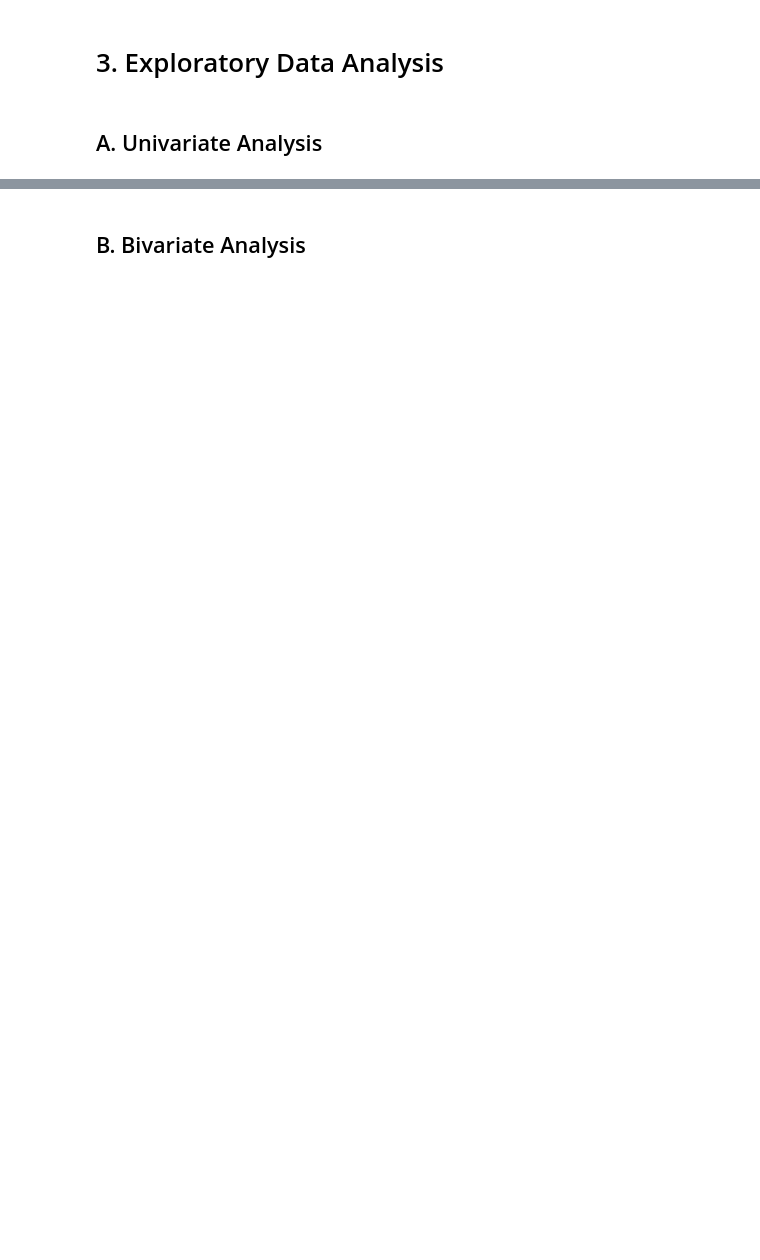
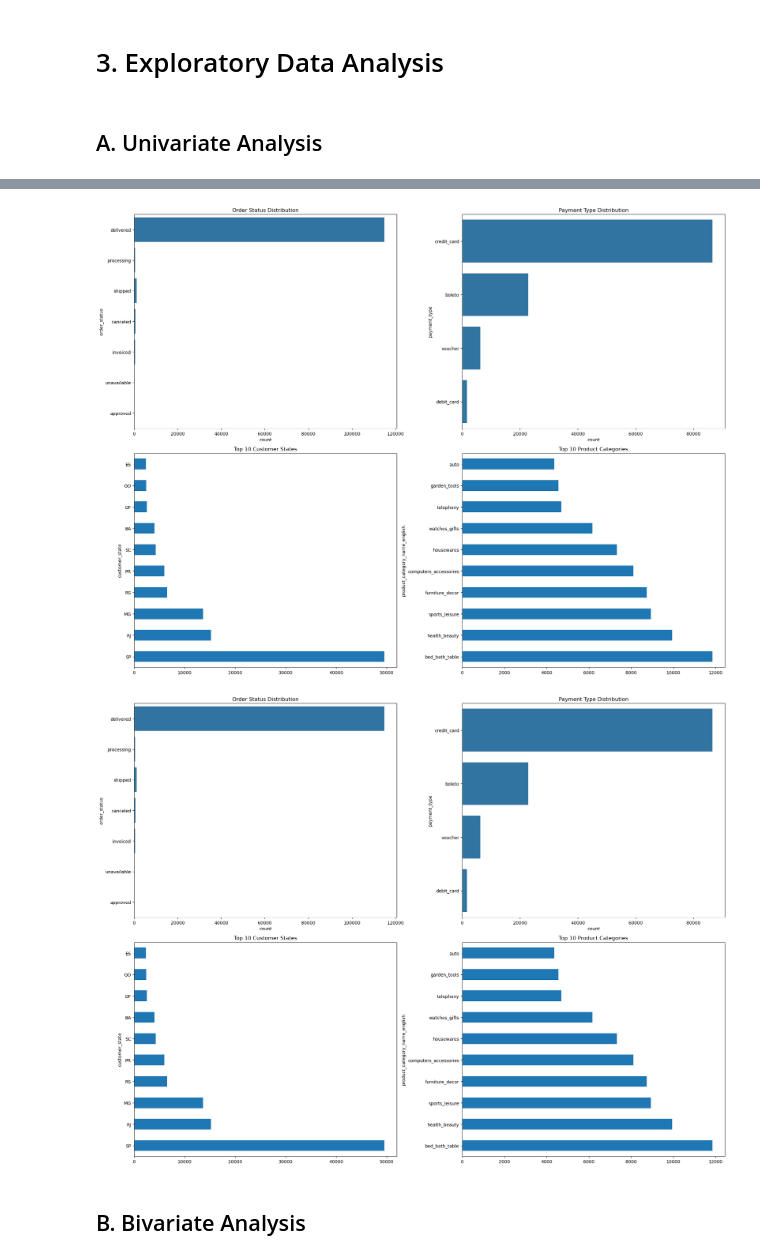
Before and after one commit to fahdmuchammad/Final_project_Sigma, a Jupyter notebook: Fin_pro_baru_EDA_fahd.ipynb, the cells around one changed output, grey strips where cells are left out. Cells and saved outputs as stored; diff of their text form; code cells hidden in the pictures; blank space fills up the shorter version.

```diff
--- a/Fin_pro_baru_EDA_fahd.ipynb
+++ b/Fin_pro_baru_EDA_fahd.ipynb
@@ -755,2 +894,33 @@ dtype: int64
+# %%
+def plot_categorical_variables(df):
+    """
+    Plot categorical variable distributions
+    """
+    fig, axes = plt.subplots(2, 2, figsize=(20, 15))
+
+    # Order Status
+    sns.countplot(data=df, y='order_status', ax=axes[0,0])
+    axes[0,0].set_title('Order Status Distribution')
+
+    # Payment Type
+    sns.countplot(data=df, y='payment_type', ax=axes[0,1])
+    axes[0,1].set_title('Payment Type Distribution')
+
+    # Customer State
+    customer_state_counts = df['customer_state'].value_counts().head(10)
+    customer_state_counts.plot(kind='barh', ax=axes[1,0])
+    axes[1,0].set_title('Top 10 Customer States')
+
+    # Product Category
+    product_category_counts = df['product_category_name_english'].value_counts().head(10)
+    product_category_counts.plot(kind='barh', ax=axes[1,1])
+    axes[1,1].set_title('Top 10 Product Categories')
+
+    plt.tight_layout()
+    return fig
+plot_categorical_variables(main_df)
+# %% [output]
+[figure, added]
+[figure, added]
 # %% [markdown]
 ## B. Bivariate Analysis
```
Also changed, not shown: parts of 13 cells of this notebook, 1 other file.
